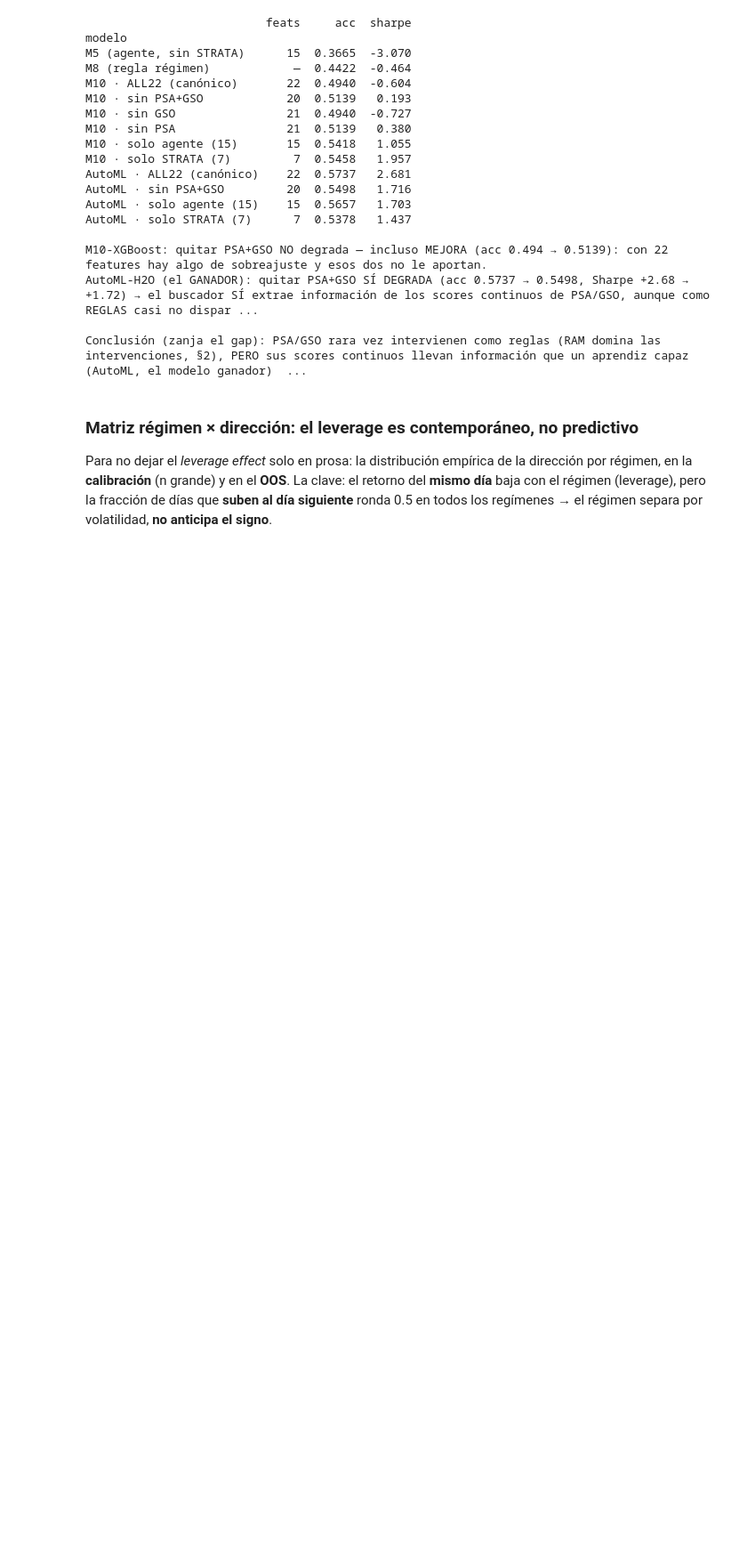
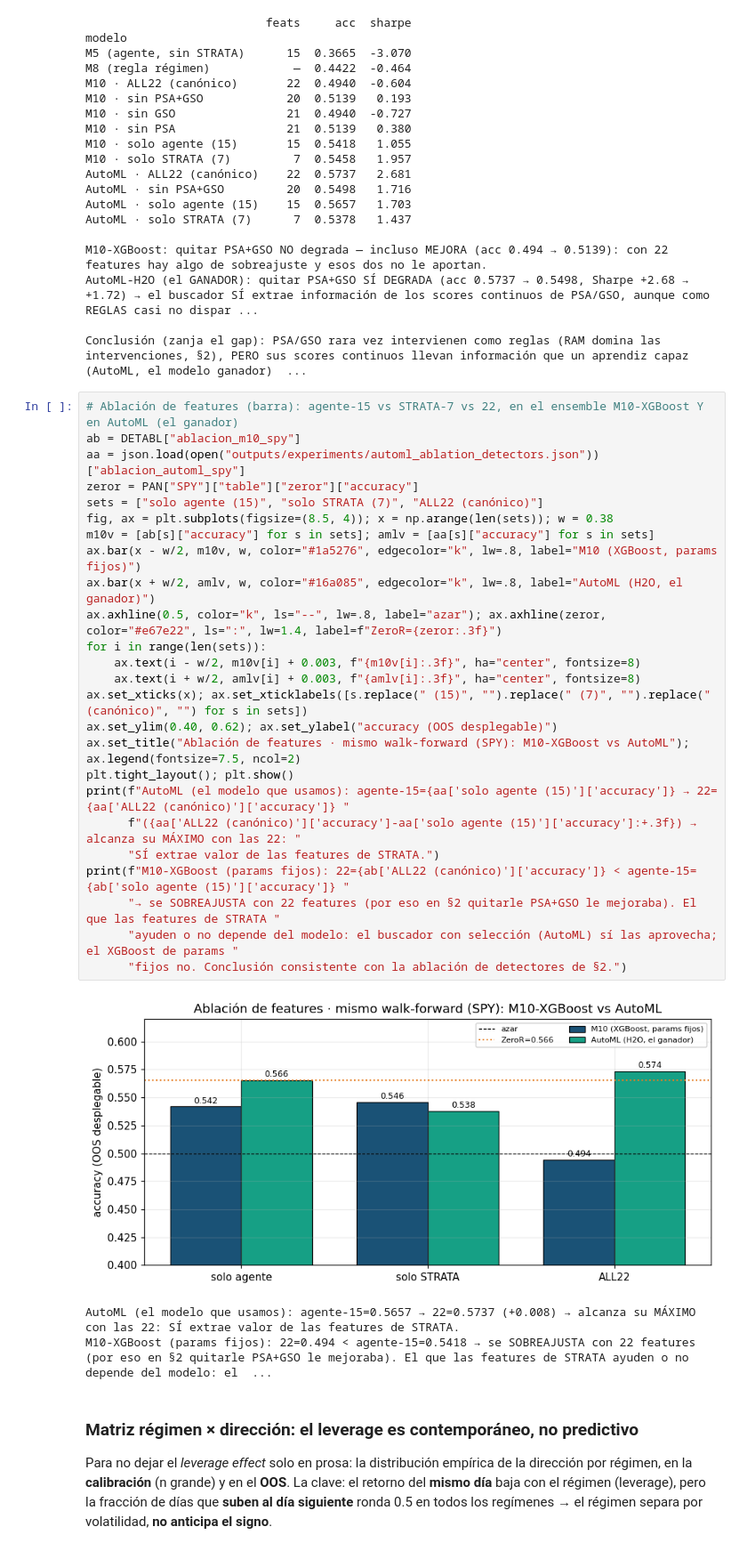
Before and after one commit to RaquelGarciah/Real-time-statistical-supervision-of-an-AI-trading-agent, a Jupyter notebook: notebooks/STRATA_marco_practico.ipynb, the cells around one changed output. Shown at 89% size. Cells and saved outputs as stored; diff of their text form; blank space fills up the shorter version.

```diff
--- a/notebooks/STRATA_marco_practico.ipynb
+++ b/notebooks/STRATA_marco_practico.ipynb
@@ -428,6 +460,35 @@ M10-XGBoost: quitar PSA+GSO NO degrada — incluso MEJORA (acc 0.494 → 0.5139)
 AutoML-H2O (el GANADOR): quitar PSA+GSO SÍ DEGRADA (acc 0.5737 → 0.5498, Sharpe +2.68 → +1.72) → el buscador SÍ extrae información de los scores continuos de PSA/GSO, aunque como REGLAS casi no dispar ...
 
 Conclusión (zanja el gap): PSA/GSO rara vez intervienen como reglas (RAM domina las intervenciones, §2), PERO sus scores continuos llevan información que un aprendiz capaz (AutoML, el modelo ganador)  ...
+# %%
+# Ablación de features (barra): agente-15 vs STRATA-7 vs 22, en el ensemble M10-XGBoost Y en AutoML (el ganador)
+ab = DETABL["ablacion_m10_spy"]
+aa = json.load(open("outputs/experiments/automl_ablation_detectors.json"))["ablacion_automl_spy"]
+zeror = PAN["SPY"]["table"]["zeror"]["accuracy"]
+sets = ["solo agente (15)", "solo STRATA (7)", "ALL22 (canónico)"]
+fig, ax = plt.subplots(figsize=(8.5, 4)); x = np.arange(len(sets)); w = 0.38
+m10v = [ab[s]["accuracy"] for s in sets]; amlv = [aa[s]["accuracy"] for s in sets]
+ax.bar(x - w/2, m10v, w, color="#1a5276", edgecolor="k", lw=.8, label="M10 (XGBoost, params fijos)")
+ax.bar(x + w/2, amlv, w, color="#16a085", edgecolor="k", lw=.8, label="AutoML (H2O, el ganador)")
+ax.axhline(0.5, color="k", ls="--", lw=.8, label="azar"); ax.axhline(zeror, color="#e67e22", ls=":", lw=1.4, label=f"ZeroR={zeror:.3f}")
+for i in range(len(sets)):
+    ax.text(i - w/2, m10v[i] + 0.003, f"{m10v[i]:.3f}", ha="center", fontsize=8)
+    ax.text(i + w/2, amlv[i] + 0.003, f"{amlv[i]:.3f}", ha="center", fontsize=8)
+ax.set_xticks(x); ax.set_xticklabels([s.replace(" (15)", "").replace(" (7)", "").replace(" (canónico)", "") for s in sets])
+ax.set_ylim(0.40, 0.62); ax.set_ylabel("accuracy (OOS desplegable)")
+ax.set_title("Ablación de features · mismo walk-forward (SPY): M10-XGBoost vs AutoML"); ax.legend(fontsize=7.5, ncol=2)
+plt.tight_layout(); plt.show()
+print(f"AutoML (el modelo que usamos): agente-15={aa['solo agente (15)']['accuracy']} → 22={aa['ALL22 (canónico)']['accuracy']} "
+      f"({aa['ALL22 (canónico)']['accuracy']-aa['solo agente (15)']['accuracy']:+.3f}) → alcanza su MÁXIMO con las 22: "
+      "SÍ extrae valor de las features de STRATA.")
+print(f"M10-XGBoost (params fijos): 22={ab['ALL22 (canónico)']['accuracy']} < agente-15={ab['solo agente (15)']['accuracy']} "
+      "→ se SOBREAJUSTA con 22 features (por eso en §2 quitarle PSA+GSO le mejoraba). El que las features de STRATA "
+      "ayuden o no depende del modelo: el buscador con selección (AutoML) sí las aprovecha; el XGBoost de params "
+      "fijos no. Conclusión consistente con la ablación de detectores de §2.")
+# %% [output]
+[figure, added]
+AutoML (el modelo que usamos): agente-15=0.5657 → 22=0.5737 (+0.008) → alcanza su MÁXIMO con las 22: SÍ extrae valor de las features de STRATA.
+M10-XGBoost (params fijos): 22=0.494 < agente-15=0.5418 → se SOBREAJUSTA con 22 features (por eso en §2 quitarle PSA+GSO le mejoraba). El que las features de STRATA ayuden o no depende del modelo: el  ...
 # %% [markdown]
 ### Matriz régimen × dirección: el leverage es contemporáneo, no predictivo
 Para no dejar el *leverage effect* solo en prosa: la distribución empírica de la dirección por régimen, en la
```
Also changed, not shown: parts of 7 cells of this notebook, 3 other files.
